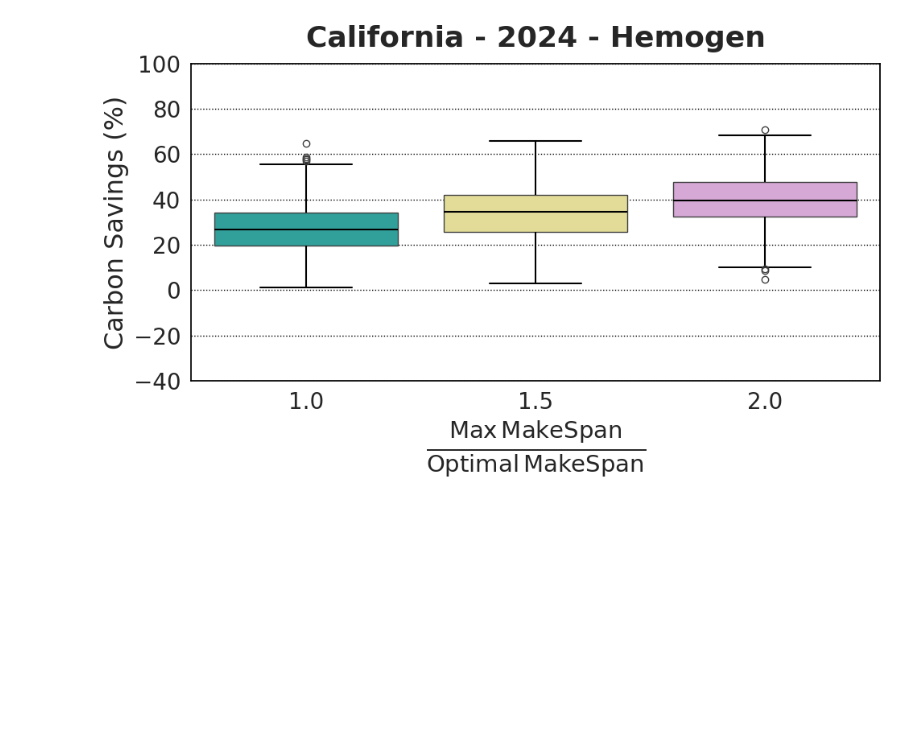
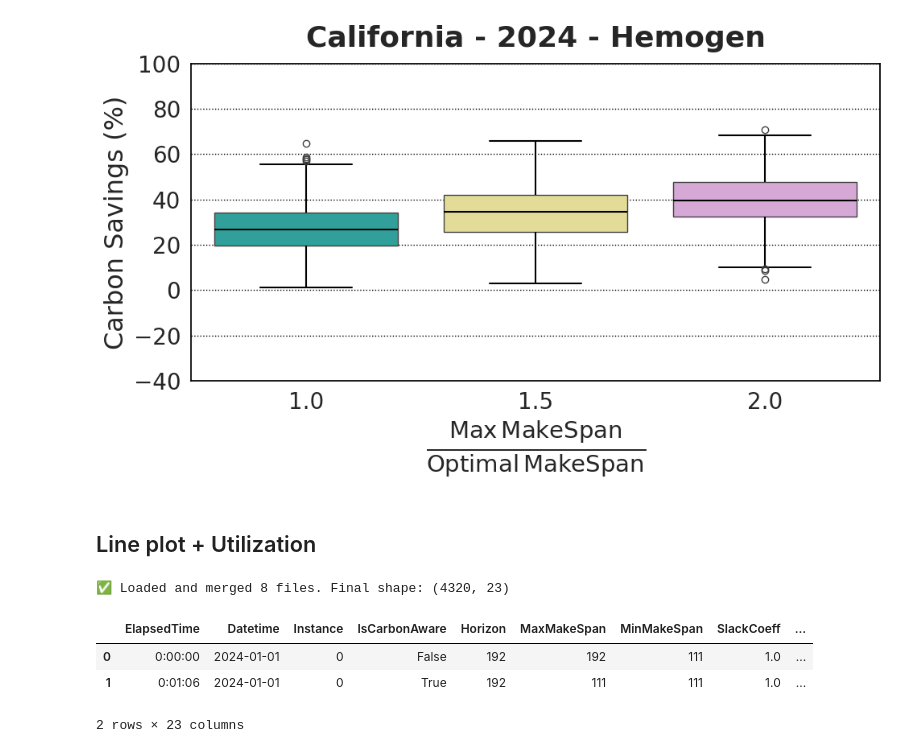
Before and after one commit to rbostandoust/GreenSys26-DAG, a Jupyter notebook: Plot/PlotCode.ipynb, the cells around one changed output. Saved outputs shown, nothing was run; the diff lists cells and outputs as text; code cells hidden in the pictures; blank space fills up the shorter version.

```diff
--- a/Plot/PlotCode.ipynb
+++ b/Plot/PlotCode.ipynb
@@ -237,3 +347,35 @@ if save_fig:
 plt.show()
 # %% [output]
 [figure]
+# %% [markdown]
+## Line plot + Utilization
+# %%
+import pandas as pd
+import glob
+import os
+# location = "Australia-WA"
+location = "California"
+folder_type = "Homogen"
+# root_dir = f"../Logs/GeneralExp"
+root_dir = f"../Logs/GeneralExp/{folder_type}/{location}/Uniform Random Job Arrival"
+num_servers = 5
+
+# Define the pattern
+pattern = "10J_5S_3O_MeanOp=7_v*.csv"
+
+# Get list of matching files
+csv_files = glob.glob(f"{root_dir}/{pattern}")
+
+# Read and concatenate all files
+df_union = pd.concat((pd.read_csv(f) for f in csv_files), ignore_index=True)
+
+print(f"✅ Loaded and merged {len(csv_files)} files. Final shape: {df_union.shape}")
+# %% [output]
+✅ Loaded and merged 8 files. Final shape: (4320, 23)
+# %%
+df_union.head(2)
+# %% [output]
+|  | ElapsedTime | Datetime | Instance | IsCarbonAware | Horizon | MaxMakeSpan | MinMakeSpan | SlackCoeff | ... |
+| 0 | 0:00:00 | 2024-01-01 | 0 | False | 192 | 192 | 111 | 1.0 | ... |
+| 1 | 0:01:06 | 2024-01-01 | 0 | True | 192 | 111 | 111 | 1.0 | ... |
+2 rows × 23 columns
```
Also changed, not shown: parts of 22 cells of this notebook, 7 other files.
